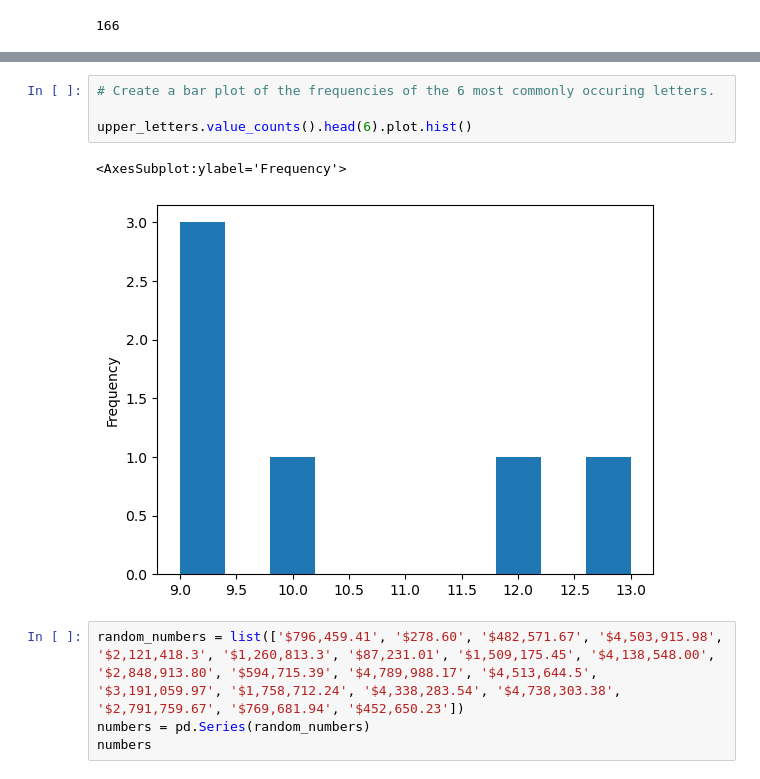
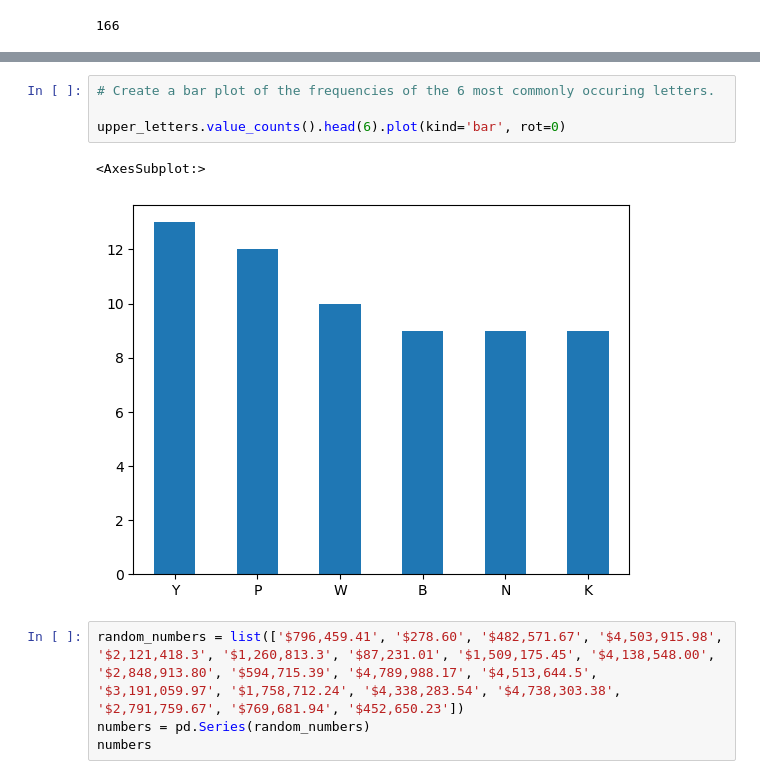
Before and after one commit to manuel-salazar1/numpy-pandas-visualization-exercises, a Jupyter notebook: pandas_series.ipynb, the cells around one changed output, grey strips where cells are left out. Saved outputs shown, nothing was run; the diff lists cells and outputs as text.

```diff
--- a/pandas_series.ipynb
+++ b/pandas_series.ipynb
@@ -345,10 +392,10 @@ upper_letters = pd.Series(up_letters)
 # %%
 # Create a bar plot of the frequencies of the 6 most commonly occuring letters.
 
-upper_letters.value_counts().head(6).plot.hist()
+upper_letters.value_counts().head(6).plot(kind='bar', rot=0)
 # %% [output]
-<AxesSubplot:ylabel='Frequency'>
+<AxesSubplot:>
-[figure, old version]
+[figure, new version]
 # %%
 random_numbers = list(['$796,459.41', '$278.60', '$482,571.67', '$4,503,915.98', '$2,121,418.3', '$1,260,813.3', '$87,231.01', '$1,509,175.45', '$4,138,548.00', '$2,848,913.80', '$594,715.39', '$4,789,988.17', '$4,513,644.5', '$3,191,059.97', '$1,758,712.24', '$4,338,283.54', '$4,738,303.38', '$2,791,759.67', '$769,681.94', '$452,650.23'])
 numbers = pd.Series(random_numbers)
```
Also changed, not shown: parts of 15 cells of this notebook, 1 other file.
